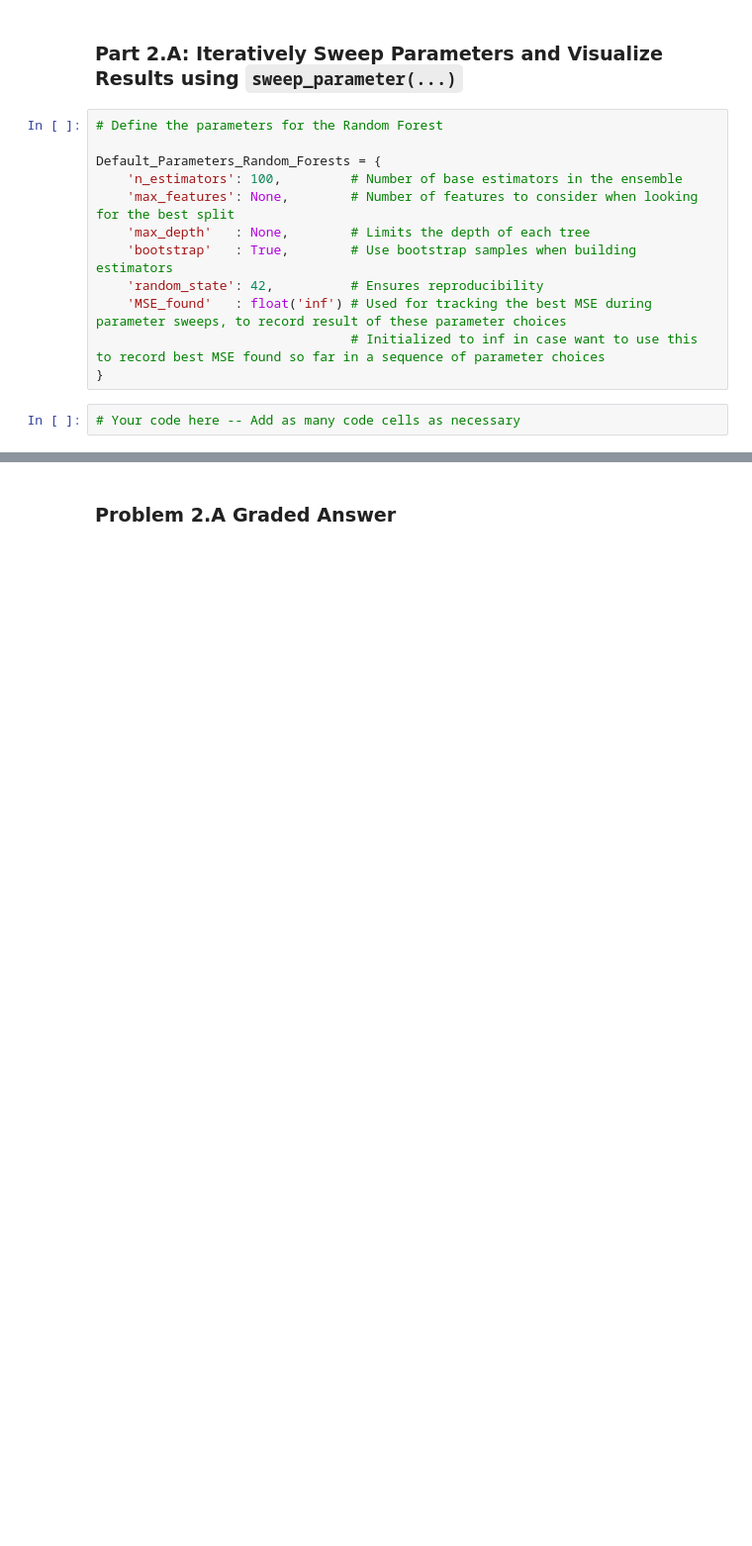
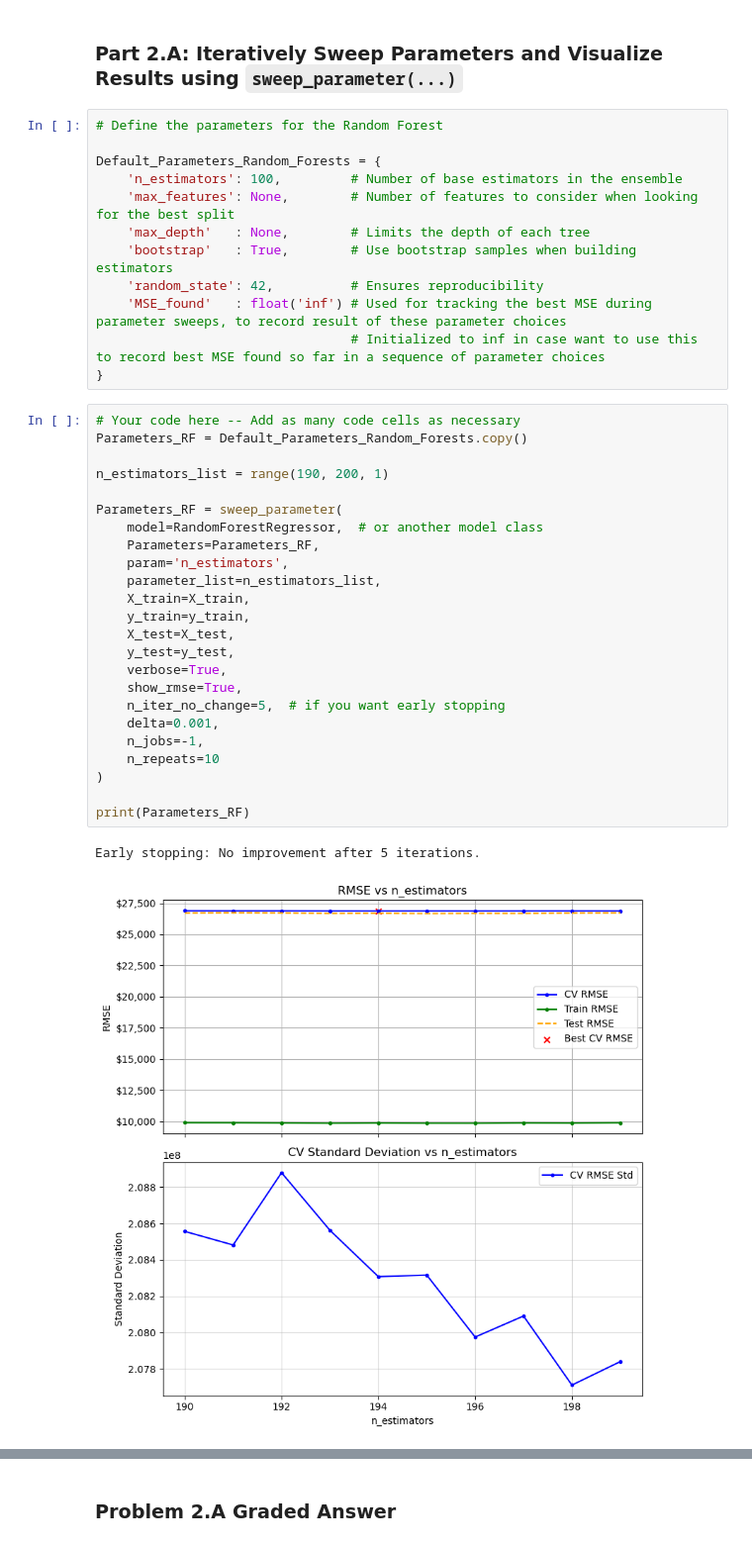
Before and after one commit to shmorhunmsds/Homework, a Jupyter notebook: Homework_07.ipynb, the cells around one changed output, grey strips where cells are left out. Shown at 99% size. Cells and saved outputs as stored; diff of their text form; blank space fills up the shorter version.

```diff
--- a/Homework_07.ipynb
+++ b/Homework_07.ipynb
@@ -587,5 +680,30 @@ Default_Parameters_Random_Forests = {
     'MSE_found'   : float('inf') # Used for tracking the best MSE during parameter sweeps, to record result of these parameter choices
                                  # Initialized to inf in case want to use this to record best MSE found so far in a sequence of parameter choices
 }
-# %%
-# Your code here -- Add as many code cells as necessary
+# %%
+# Your code here -- Add as many code cells as necessary
+Parameters_RF = Default_Parameters_Random_Forests.copy()
+
+n_estimators_list = range(190, 200, 1)
+
+Parameters_RF = sweep_parameter(
+    model=RandomForestRegressor,  # or another model class
+    Parameters=Parameters_RF,
+    param='n_estimators',
+    parameter_list=n_estimators_list,
+    X_train=X_train,
+    y_train=y_train,
+    X_test=X_test,
+    y_test=y_test,
+    verbose=True,
+    show_rmse=True,
+    n_iter_no_change=5,  # if you want early stopping
+    delta=0.001,
+    n_jobs=-1,
+    n_repeats=10
+)
+
+print(Parameters_RF)
+# %% [output]
+Early stopping: No improvement after 5 iterations.
+[figure, added]
```
Also changed, not shown: parts of 54 cells of this notebook.
